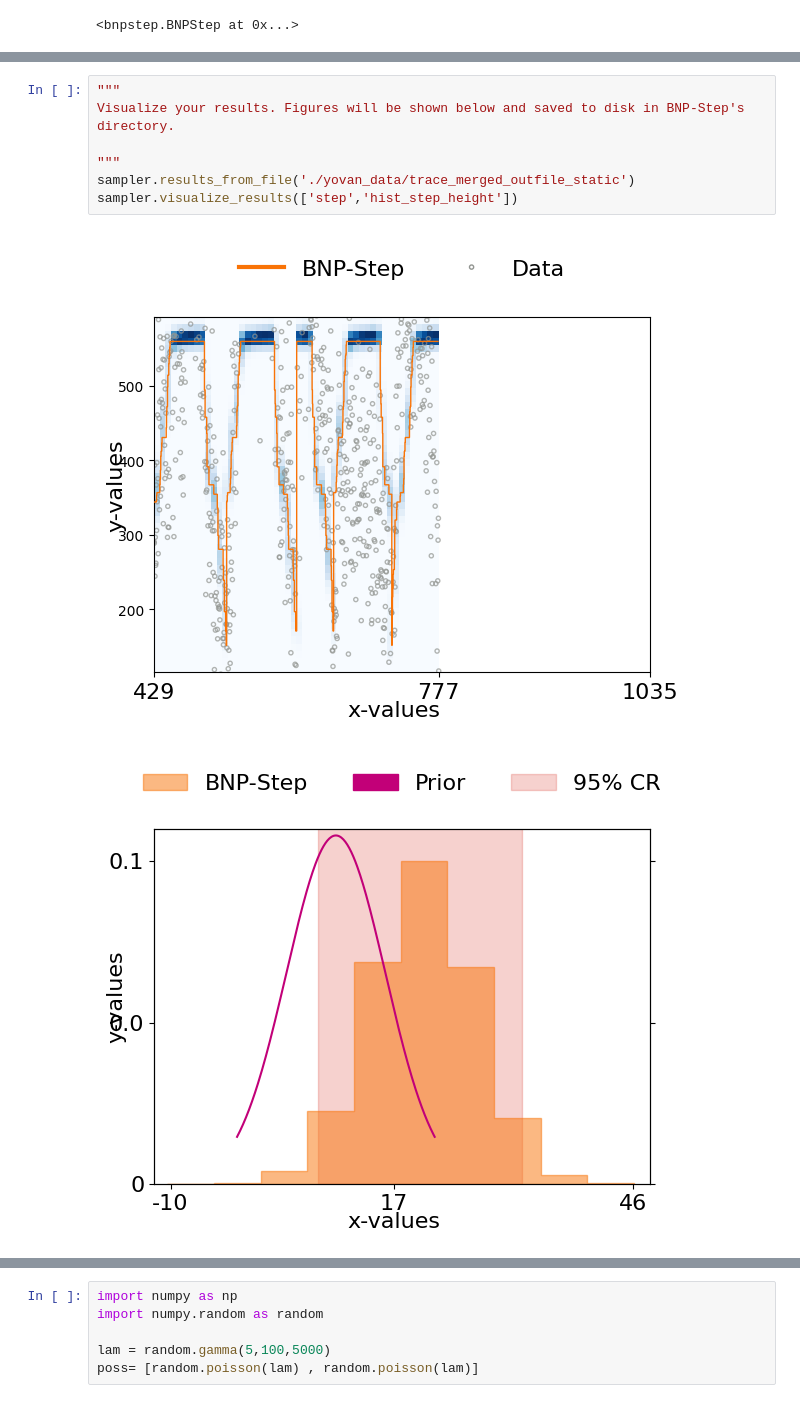
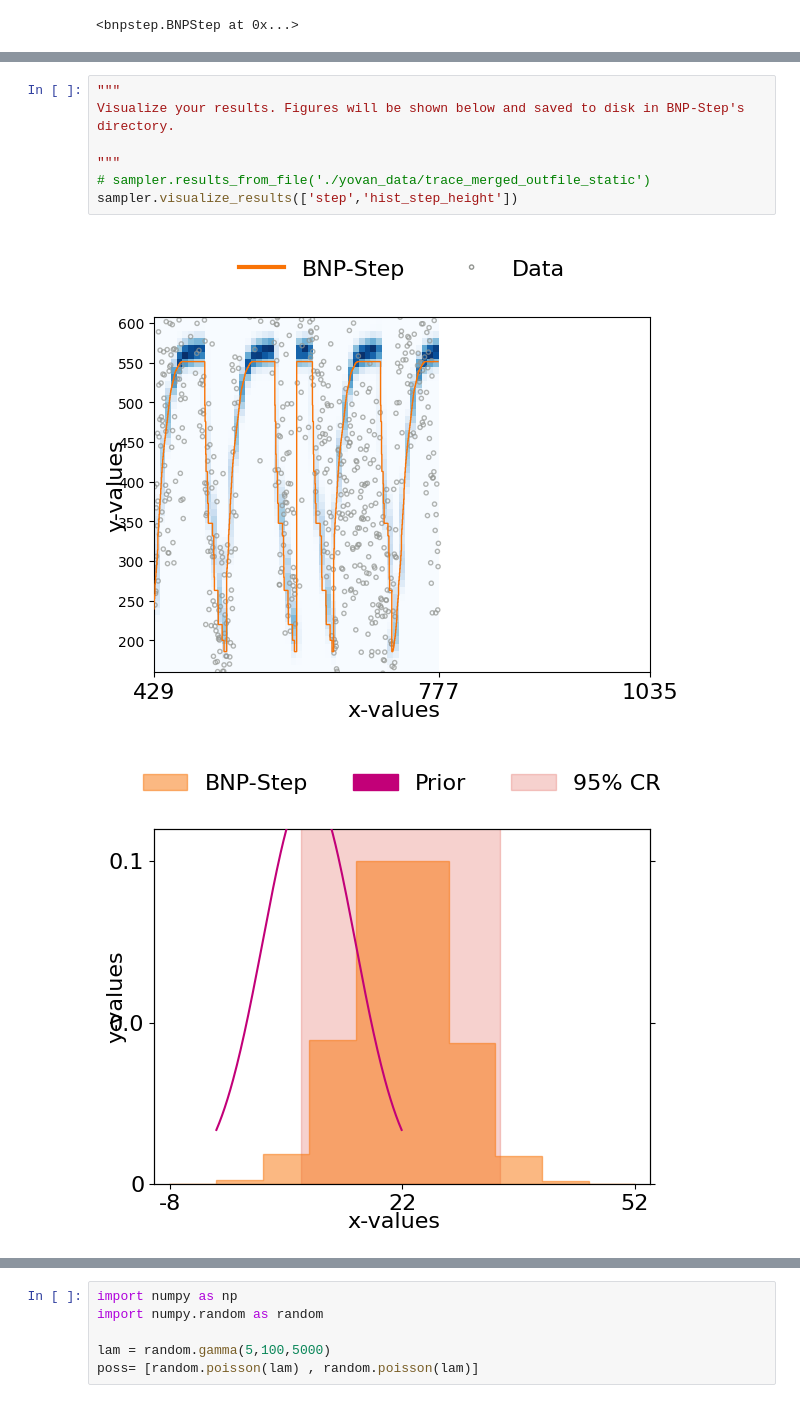
Before and after one commit to LabPresse/bnp-step, a Jupyter notebook: RunBNPStep.ipynb, the cells around one changed output, grey strips where cells are left out. Cells and saved outputs as stored; diff of their text form.

```diff
--- a/RunBNPStep.ipynb
+++ b/RunBNPStep.ipynb
@@ -47,13 +47,13 @@ sampler.results_to_file(outfile='./yovan_data/trace_merged_outfile')
 # %%
 """
 Visualize your results. Figures will be shown below and saved to disk in BNP-Step's directory.
 
 """
-sampler.results_from_file('./yovan_data/trace_merged_outfile_static')
+# sampler.results_from_file('./yovan_data/trace_merged_outfile_static')
 sampler.visualize_results(['step','hist_step_height'])
 # %% [output]
-[figure, old version]
+[figure, new version]
-[figure, old version]
+[figure, new version]
 # %%
 import matplotlib.pyplot as plt
 
```
Also changed, not shown: parts of 5 cells of this notebook, 1 other file.
